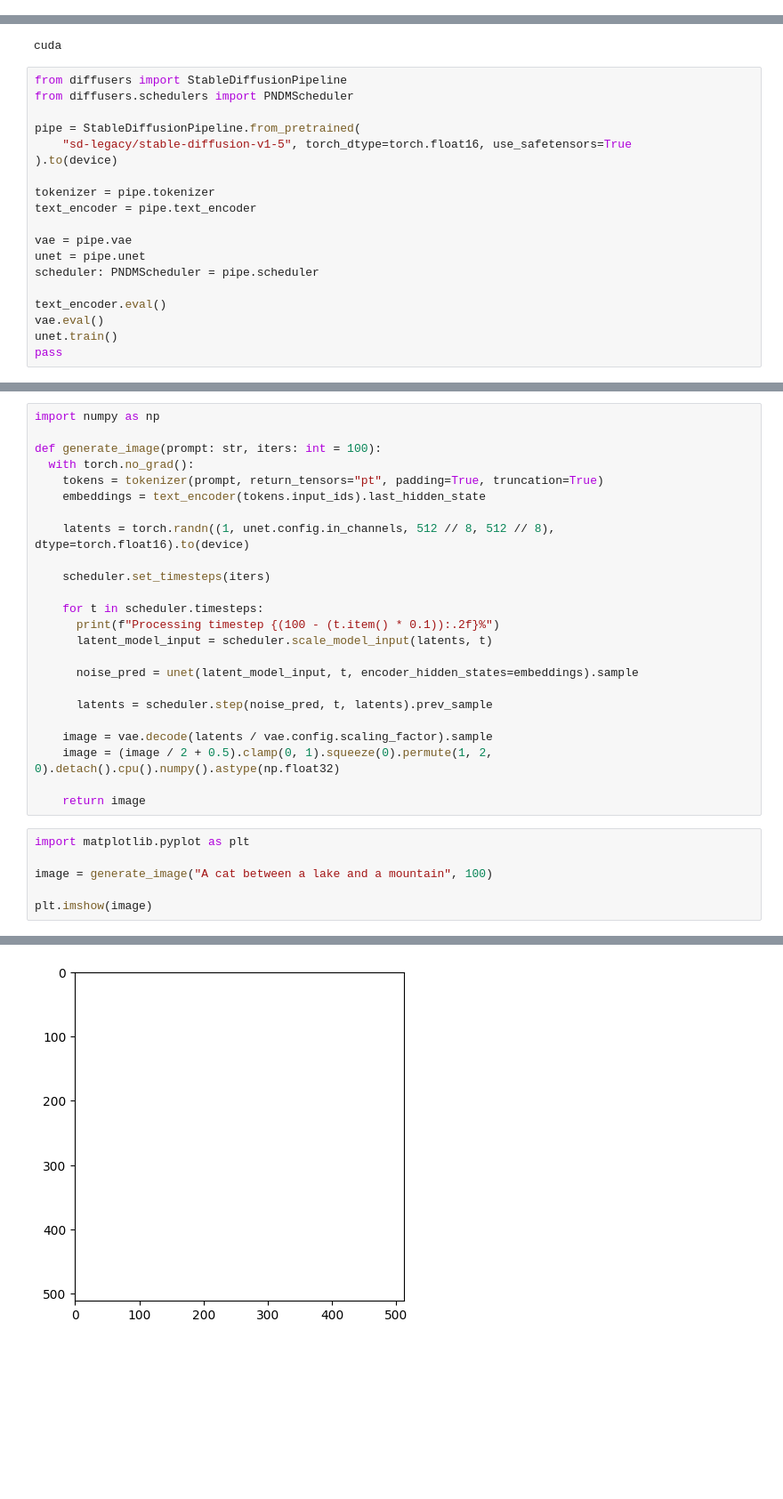
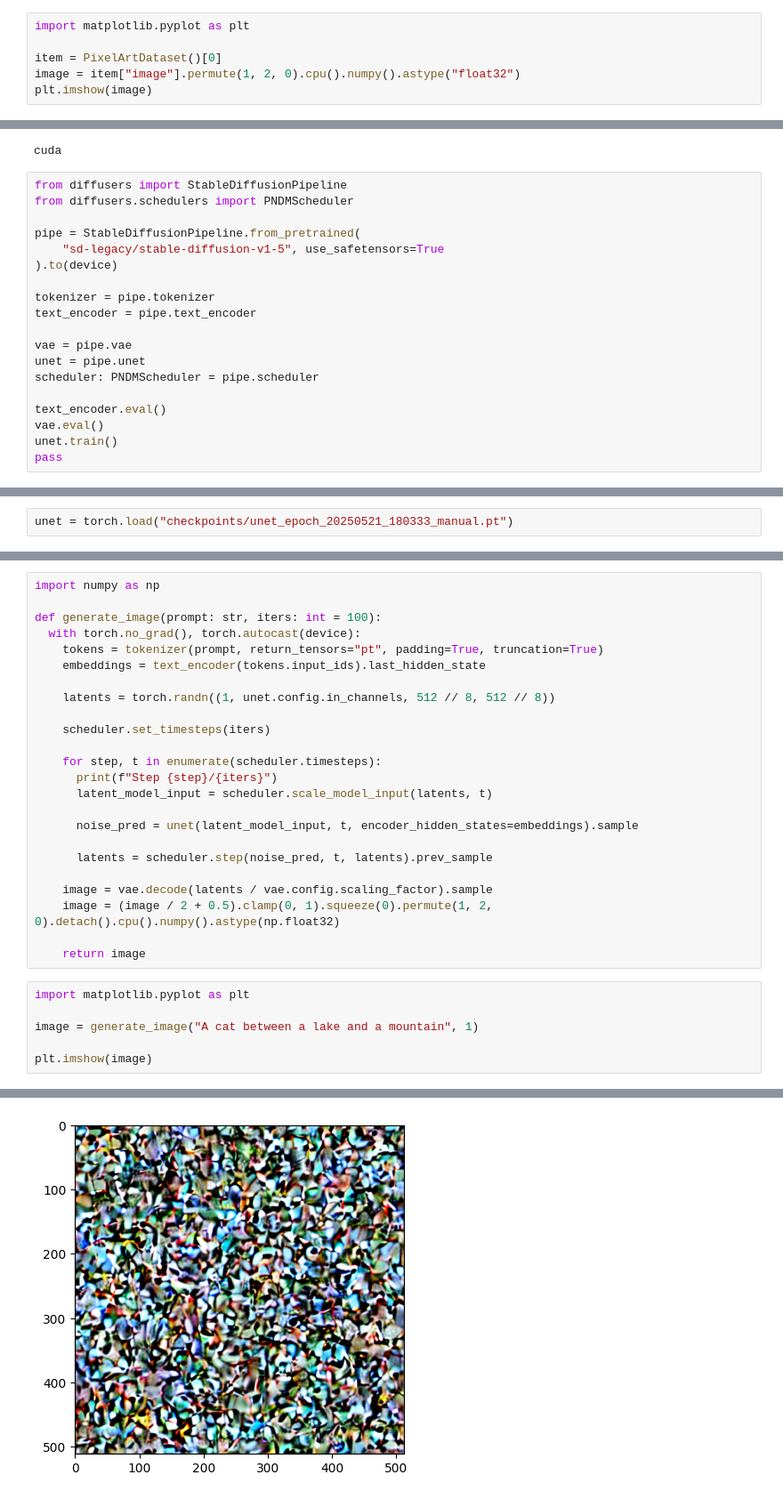
Before and after one commit to TristanBMuri/cvai, a Jupyter notebook: PixelArt/Lora.ipynb, the cells around one changed output, grey strips where cells are left out. Shown at 89% size. Cells and saved outputs as stored; diff of their text form; blank space fills up the shorter version.

```diff
--- a/PixelArt/Lora.ipynb
+++ b/PixelArt/Lora.ipynb
@@ -45,3 +45,9 @@ class PixelArtDataset(Dataset):
       "image": image,
       **{k: v for k, v in data.items() if k != "image_path"}
     }
+# %%
+import matplotlib.pyplot as plt
+
+item = PixelArtDataset()[0]
+image = item["image"].permute(1, 2, 0).cpu().numpy().astype("float32")
+plt.imshow(image)
@@ -56,7 +65,7 @@ from diffusers import StableDiffusionPipeline
 from diffusers.schedulers import PNDMScheduler
 
 pipe = StableDiffusionPipeline.from_pretrained(
-    "sd-legacy/stable-diffusion-v1-5", torch_dtype=torch.float16, use_safetensors=True
+    "sd-legacy/stable-diffusion-v1-5", use_safetensors=True
 ).to(device)
 
 tokenizer = pipe.tokenizer
@@ -116,0 +148,2 @@ Processed 1/2000. Loss: nan
+# %%
+unet = torch.load("checkpoints/unet_epoch_20250521_180333_manual.pt")
@@ -118,16 +153,16 @@ Processed 1/2000. Loss: nan
 import numpy as np
 
 def generate_image(prompt: str, iters: int = 100):
-  with torch.no_grad():
+  with torch.no_grad(), torch.autocast(device):
     tokens = tokenizer(prompt, return_tensors="pt", padding=True, truncation=True)
     embeddings = text_encoder(tokens.input_ids).last_hidden_state
 
-    latents = torch.randn((1, unet.config.in_channels, 512 // 8, 512 // 8), dtype=torch.float16).to(device)
+    latents = torch.randn((1, unet.config.in_channels, 512 // 8, 512 // 8))
 
     scheduler.set_timesteps(iters)
 
-    for t in scheduler.timesteps:
-      print(f"Processing timestep {(100 - (t.item() * 0.1)):.2f}%")
+    for step, t in enumerate(scheduler.timesteps):
+      print(f"Step {step}/{iters}")
       latent_model_input = scheduler.scale_model_input(latents, t)
 
       noise_pred = unet(latent_model_input, t, encoder_hidden_states=embeddings).sample
@@ -141,7 +176,7 @@ def generate_image(prompt: str, iters: int = 100):
 # %%
 import matplotlib.pyplot as plt
 
-image = generate_image("A cat between a lake and a mountain", 100)
+image = generate_image("A cat between a lake and a mountain", 1)
 
 plt.imshow(image)
 # %% [output]
@@ -165,2 +184,2 @@ Processing timestep 99.90%
 <matplotlib.image.AxesImage at 0x...>
-[figure, old version]
+[figure, new version]
```
Also changed, not shown: parts of 8 cells of this notebook, 2 other files.
